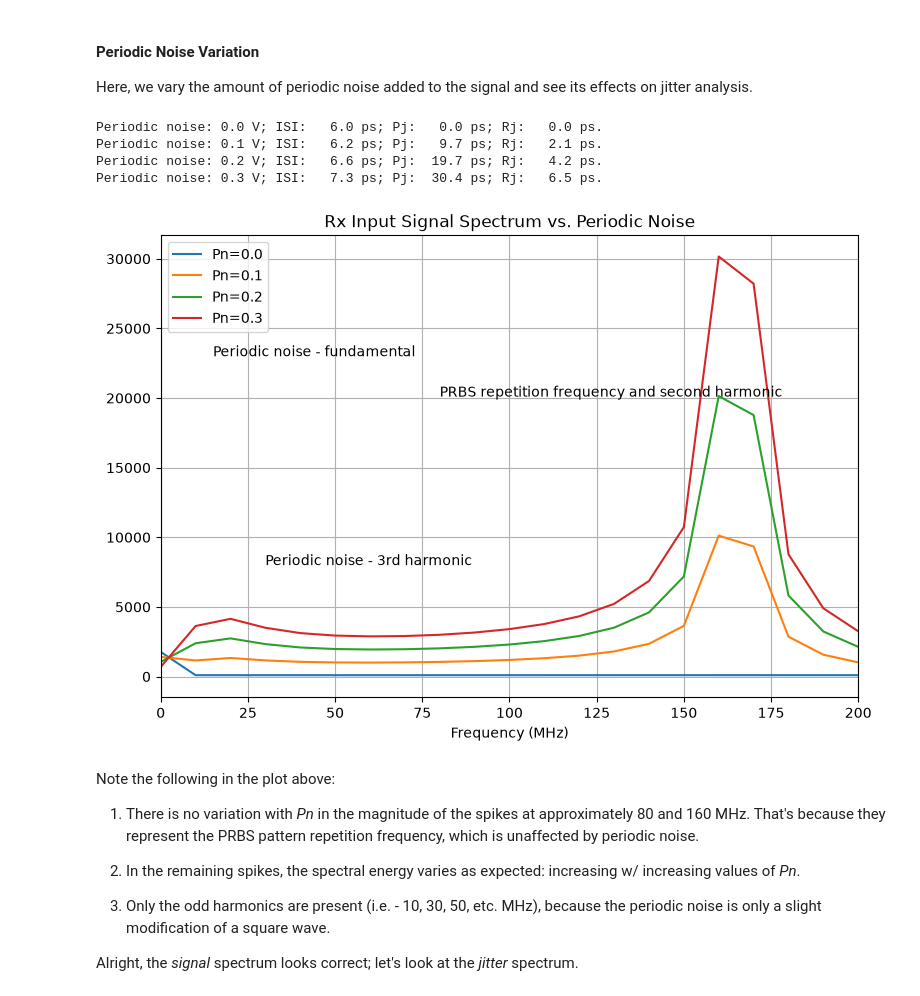
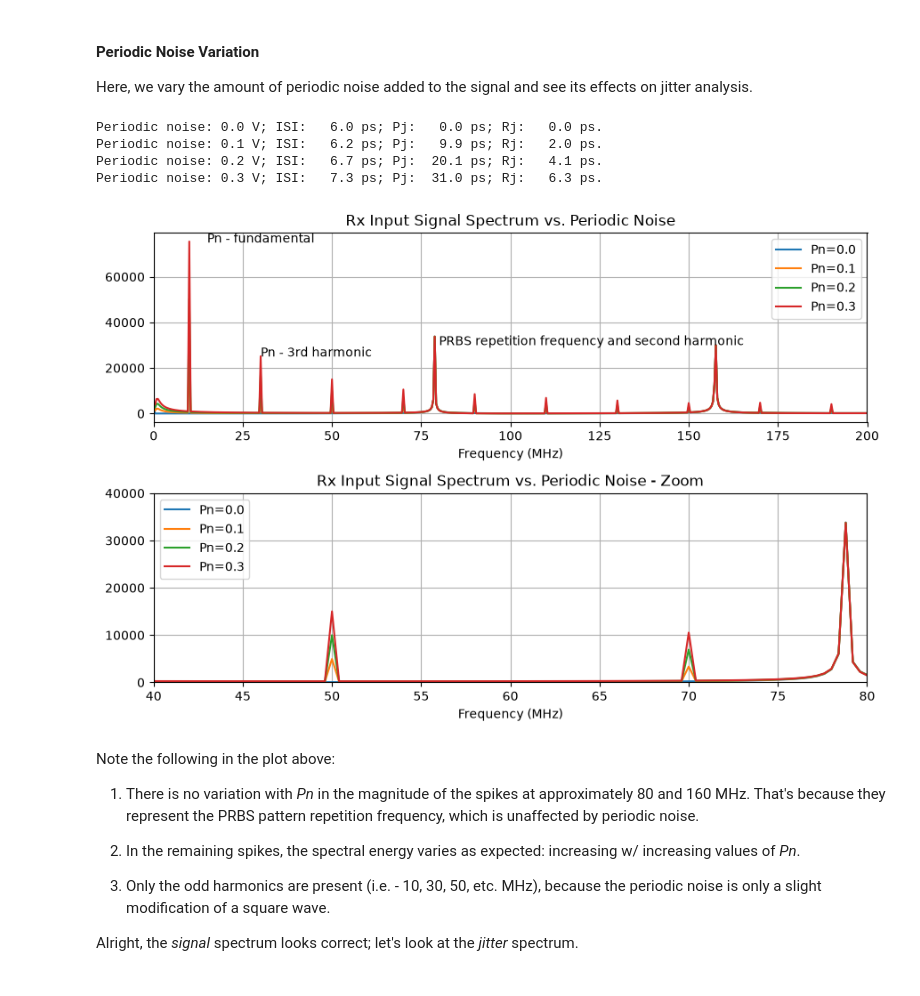
Before and after one commit to capn-freako/PyBERT, a Jupyter notebook: misc/OnJitterDecomposition.ipynb, the cells around one changed output. Drawn from its saved outputs; the diff is of its cells as text; code cells hidden in the pictures.

```diff
--- a/misc/OnJitterDecomposition.ipynb
+++ b/misc/OnJitterDecomposition.ipynb
@@ -310,27 +330,41 @@ Here, we vary the amount of periodic noise added to the signal and see its effec
 # %%
-myPyBERT.l_ch = 0.2  # (m)
+for rslts in pn_mag_rslts:
+    pn_mag = rslts["pn_mag"]
+    rx_in_rfft_mag = rslts["rx_in_rfft_mag"]
+    isi = rslts["isi_tx"]
+    pj = rslts["pj_tx"]
+    rj = rslts["rj_tx"]
+    print(f"Periodic noise: {pn_mag:3.1f} V; ISI: {isi*1e12:5.1f} ps; Pj: {pj*1e12:5.1f} ps; Rj: {rj*1e12:5.1f} ps.")
+    plt.subplot(211)
+    plt.plot(myPyBERT.f_rfft/1e6, rx_in_rfft_mag,  label=f"Pn={pn_mag}")
+    plt.subplot(212)
+    plt.plot(myPyBERT.f_rfft/1e6, rx_in_rfft_mag,  label=f"Pn={pn_mag}")
 
-for pn_mag in [0.0, 0.1, 0.2, 0.3]:
-    myPyBERT.pn_mag = pn_mag
-    my_run_simulation(myPyBERT, initial_run=False, update_plots=False)
-    print(f"Periodic noise: {pn_mag:3.1f} V; ISI: {myPyBERT.isi_tx*1e12:5.1f} ps; Pj: {myPyBERT.pj_tx*1e12:5.1f} ps; Rj: {myPyBERT.rj_tx*1e12:5.1f} ps.")
-    plt.plot(myPyBERT.f/1e6, np.abs(np.fft.fft(myPyBERT.rx_in))[:len(myPyBERT.f)],  label=f"Pn={pn_mag}")
-
+plt.subplot(211)
 plt.title("Rx Input Signal Spectrum vs. Periodic Noise")
 plt.xlabel("Frequency (MHz)")
-plt.text(80, 20100, "PRBS repetition frequency and second harmonic")
-plt.text(15, 23000, "Periodic noise - fundamental")
-plt.text(30,  8000, "Periodic noise - 3rd harmonic")
+plt.text(80, 30000, "PRBS repetition frequency and second harmonic")
+plt.text(15, 75000, "Pn - fundamental")
+plt.text(30, 25000, "Pn - 3rd harmonic")
 plt.axis(xmin=0, xmax=200)
 plt.legend()
 plt.grid()
+
+plt.subplot(212)
+plt.title("Rx Input Signal Spectrum vs. Periodic Noise - Zoom")
+plt.xlabel("Frequency (MHz)")
+plt.axis(xmin=40, xmax=80, ymin=0, ymax=40000)
+plt.legend()
+plt.grid()
+
+plt.tight_layout()
 plt.show()
 # %% [output]
 Periodic noise: 0.0 V; ISI:   6.0 ps; Pj:   0.0 ps; Rj:   0.0 ps.
-Periodic noise: 0.1 V; ISI:   6.2 ps; Pj:   9.7 ps; Rj:   2.1 ps.
-Periodic noise: 0.2 V; ISI:   6.6 ps; Pj:  19.7 ps; Rj:   4.2 ps.
-Periodic noise: 0.3 V; ISI:   7.3 ps; Pj:  30.4 ps; Rj:   6.5 ps.
+Periodic noise: 0.1 V; ISI:   6.2 ps; Pj:   9.9 ps; Rj:   2.0 ps.
+Periodic noise: 0.2 V; ISI:   6.7 ps; Pj:  20.1 ps; Rj:   4.1 ps.
+Periodic noise: 0.3 V; ISI:   7.3 ps; Pj:  31.0 ps; Rj:   6.3 ps.
-[figure, old version]
+[figure, new version]
 # %% [markdown]
 Note the following in the plot above:
 
```
Also changed, not shown: parts of 18 cells of this notebook, 1 other file.
